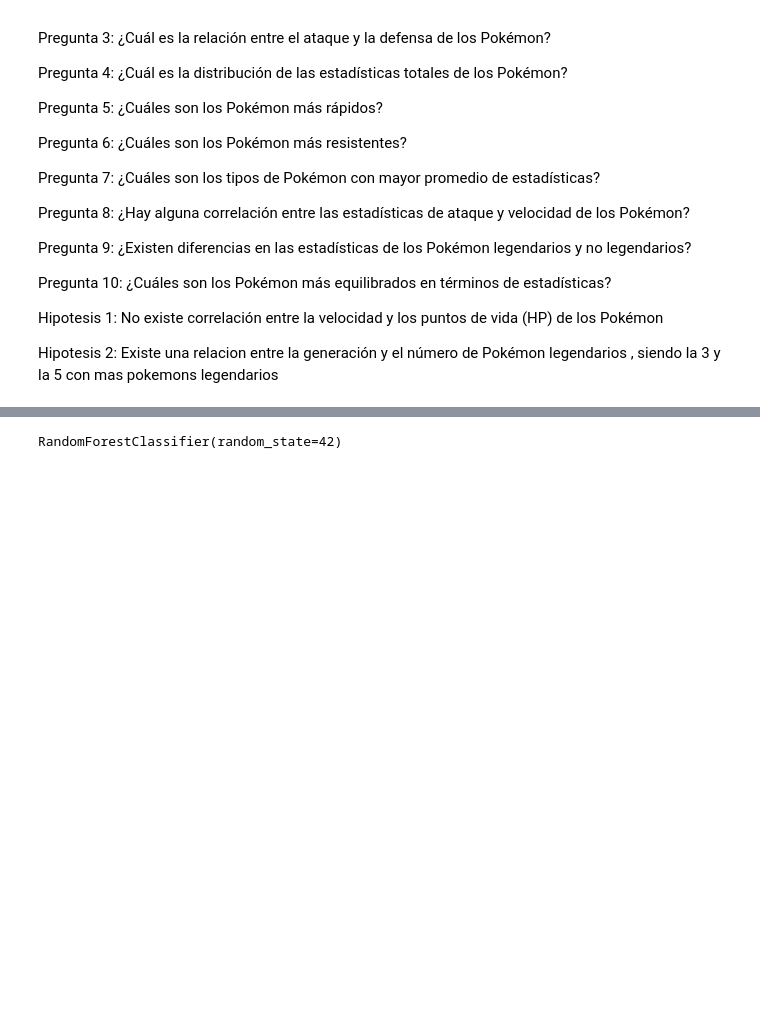
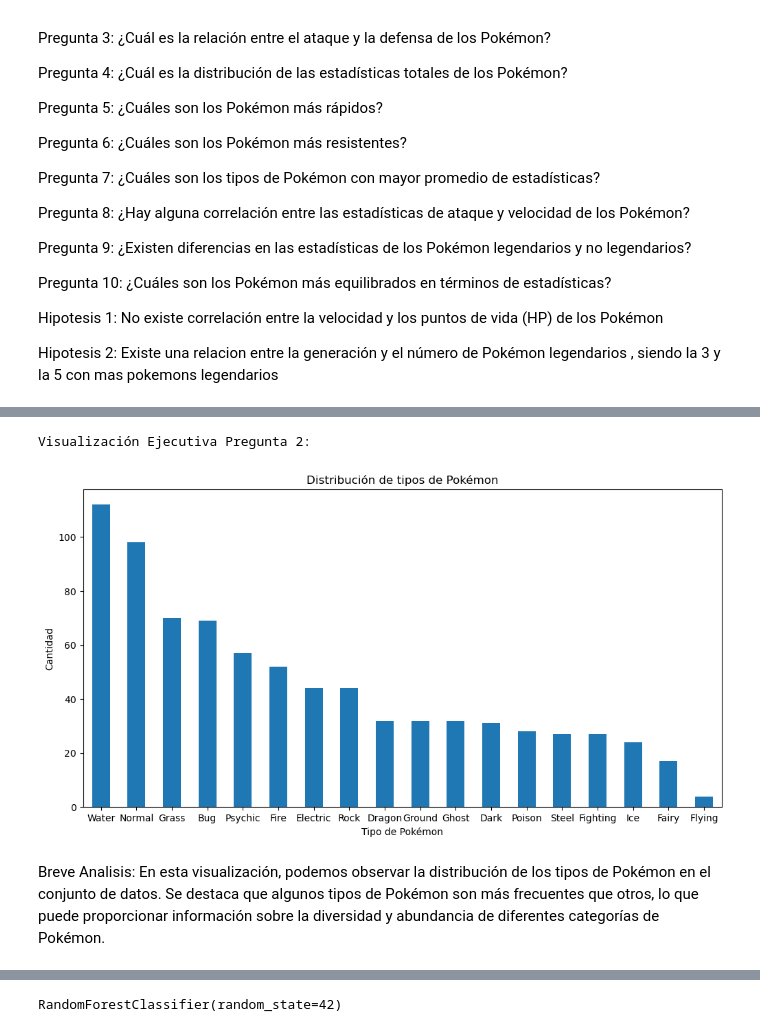
Before and after one commit to MatiasMnz/Data-Science-Videojuego, a Jupyter notebook: PokemonScience.ipynb, the cells around one changed output, grey strips where cells are left out. Saved outputs shown, nothing was run; the diff lists cells and outputs as text; code cells hidden in the pictures; blank space fills up the shorter version.

```diff
--- a/PokemonScience.ipynb
+++ b/PokemonScience.ipynb
@@ -94,0 +129,15 @@ df = pd.read_csv("pokemon.csv")
+# %%
+print("\nVisualización Ejecutiva Pregunta 2:")
+pokemon_types = df["Type 1"].value_counts()
+plt.figure(figsize=(12, 6))
+pokemon_types.plot(kind="bar")
+plt.title("Distribución de tipos de Pokémon")
+plt.xlabel("Tipo de Pokémon")
+plt.ylabel("Cantidad")
+plt.xticks(rotation=0)
+plt.show()
+# %% [output]
+Visualización Ejecutiva Pregunta 2:
+[figure, added]
+# %% [markdown]
+Breve Analisis: En esta visualización, podemos observar la distribución de los tipos de Pokémon en el conjunto de datos. Se destaca que algunos tipos de Pokémon son más frecuentes que otros, lo que puede proporcionar información sobre la diversidad y abundancia de diferentes categorías de Pokémon.
```
Also changed, not shown: parts of 79 cells of this notebook, 1 other file.
